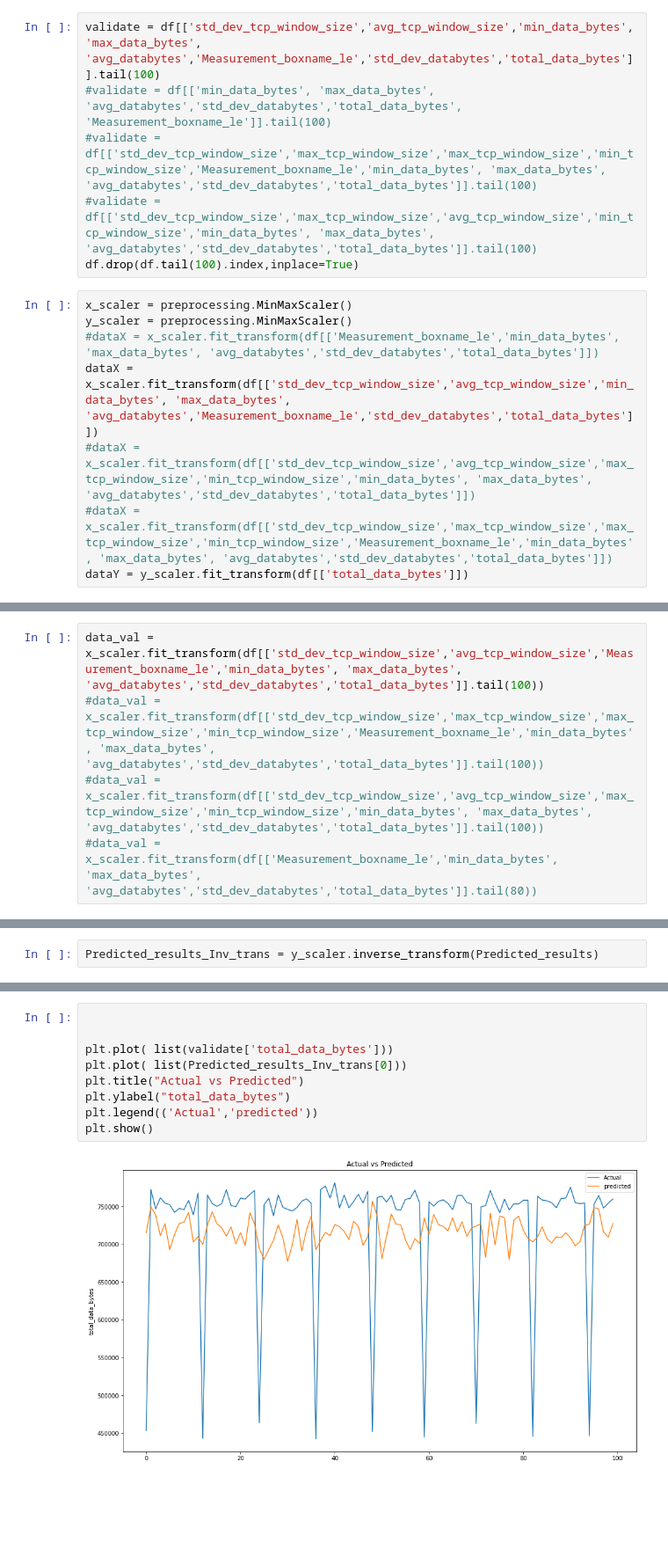
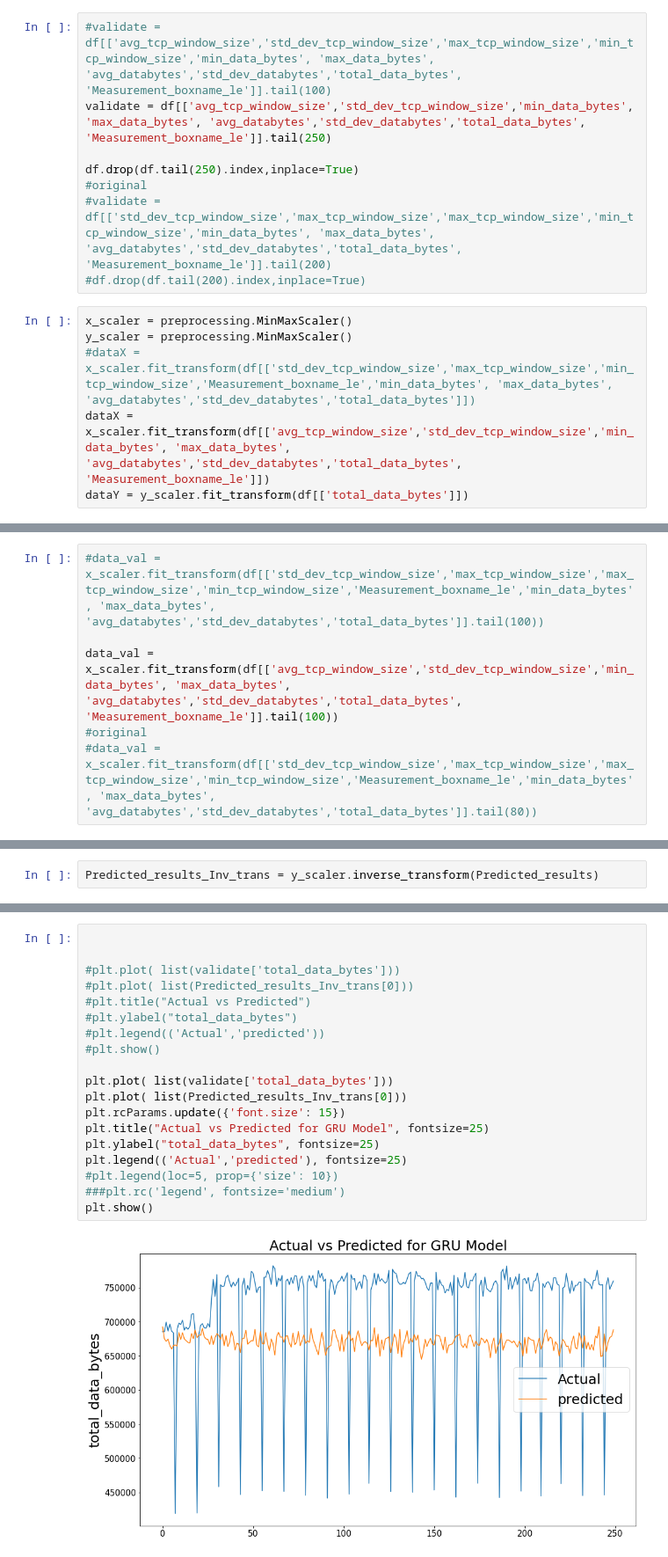
Before and after one commit to ahmadrathore/Provisioning-SmartX-MicroBox, a Jupyter notebook: 4_GRU_Multivariate_Horizon_Style_FlowData.ipynb, the cells around one changed output, grey strips where cells are left out. Shown: that part at 88% size. Saved outputs shown, nothing was run; the diff lists cells and outputs as text; blank space fills up the shorter version.

```diff
--- a/4_GRU_Multivariate_Horizon_Style_FlowData.ipynb
+++ b/4_GRU_Multivariate_Horizon_Style_FlowData.ipynb
@@ -65,17 +64,17 @@ def custom_ts_multi_data_prep(dataset, target, start, end, window, horizon):
         y.append(target[indicey])
     return np.array(X), np.array(y)
 # %%
-validate = df[['std_dev_tcp_window_size','avg_tcp_window_size','min_data_bytes', 'max_data_bytes', 'avg_databytes','Measurement_boxname_le','std_dev_databytes','total_data_bytes']].tail(100)
-#validate = df[['min_data_bytes', 'max_data_bytes', 'avg_databytes','std_dev_databytes','total_data_bytes', 'Measurement_boxname_le']].tail(100)
-#validate = df[['std_dev_tcp_window_size','max_tcp_window_size','max_tcp_window_size','min_tcp_window_size','Measurement_boxname_le','min_data_bytes', 'max_data_bytes', 'avg_databytes','std_dev_databytes','total_data_bytes']].tail(100)
-#validate = df[['std_dev_tcp_window_size','max_tcp_window_size','avg_tcp_window_size','min_tcp_window_size','min_data_bytes', 'max_data_bytes', 'avg_databytes','std_dev_databytes','total_data_bytes']].tail(100)
-df.drop(df.tail(100).index,inplace=True)
+#validate = df[['avg_tcp_window_size','std_dev_tcp_window_size','max_tcp_window_size','min_tcp_window_size','min_data_bytes', 'max_data_bytes', 'avg_databytes','std_dev_databytes','total_data_bytes', 'Measurement_boxname_le']].tail(100)
+validate = df[['avg_tcp_window_size','std_dev_tcp_window_size','min_data_bytes', 'max_data_bytes', 'avg_databytes','std_dev_databytes','total_data_bytes', 'Measurement_boxname_le']].tail(250)
+
+df.drop(df.tail(250).index,inplace=True)
+#original
+#validate = df[['std_dev_tcp_window_size','max_tcp_window_size','max_tcp_window_size','min_tcp_window_size','min_data_bytes', 'max_data_bytes', 'avg_databytes','std_dev_databytes','total_data_bytes', 'Measurement_boxname_le']].tail(200)
+#df.drop(df.tail(200).index,inplace=True)
 # %%
 x_scaler = preprocessing.MinMaxScaler()
 y_scaler = preprocessing.MinMaxScaler()
-#dataX = x_scaler.fit_transform(df[['Measurement_boxname_le','min_data_bytes', 'max_data_bytes', 'avg_databytes','std_dev_databytes','total_data_bytes']])
-dataX = x_scaler.fit_transform(df[['std_dev_tcp_window_size','avg_tcp_window_size','min_data_bytes', 'max_data_bytes', 'avg_databytes','Measurement_boxname_le','std_dev_databytes','total_data_bytes']])
-#dataX = x_scaler.fit_transform(df[['std_dev_tcp_window_size','avg_tcp_window_size','max_tcp_window_size','min_tcp_window_size','min_data_bytes', 'max_data_bytes', 'avg_databytes','std_dev_databytes','total_data_bytes']])
-#dataX = x_scaler.fit_transform(df[['std_dev_tcp_window_size','max_tcp_window_size','max_tcp_window_size','min_tcp_window_size','Measurement_boxname_le','min_data_bytes', 'max_data_bytes', 'avg_databytes','std_dev_databytes','total_data_bytes']])
+#dataX = x_scaler.fit_transform(df[['std_dev_tcp_window_size','max_tcp_window_size','min_tcp_window_size','Measurement_boxname_le','min_data_bytes', 'max_data_bytes', 'avg_databytes','std_dev_databytes','total_data_bytes']])
+dataX = x_scaler.fit_transform(df[['avg_tcp_window_size','std_dev_tcp_window_size','min_data_bytes', 'max_data_bytes', 'avg_databytes','std_dev_databytes','total_data_bytes', 'Measurement_boxname_le']])
 dataY = y_scaler.fit_transform(df[['total_data_bytes']])
 # %%
@@ -191,8 +196,9 @@ plt.show()
 # %%
-data_val = x_scaler.fit_transform(df[['std_dev_tcp_window_size','avg_tcp_window_size','Measurement_boxname_le','min_data_bytes', 'max_data_bytes', 'avg_databytes','std_dev_databytes','total_data_bytes']].tail(100))
 #data_val = x_scaler.fit_transform(df[['std_dev_tcp_window_size','max_tcp_window_size','max_tcp_window_size','min_tcp_window_size','Measurement_boxname_le','min_data_bytes', 'max_data_bytes', 'avg_databytes','std_dev_databytes','total_data_bytes']].tail(100))
-#data_val = x_scaler.fit_transform(df[['std_dev_tcp_window_size','avg_tcp_window_size','max_tcp_window_size','min_tcp_window_size','min_data_bytes', 'max_data_bytes', 'avg_databytes','std_dev_databytes','total_data_bytes']].tail(100))
-#data_val = x_scaler.fit_transform(df[['Measurement_boxname_le','min_data_bytes', 'max_data_bytes', 'avg_databytes','std_dev_databytes','total_data_bytes']].tail(80))
+
+data_val = x_scaler.fit_transform(df[['avg_tcp_window_size','std_dev_tcp_window_size','min_data_bytes', 'max_data_bytes', 'avg_databytes','std_dev_databytes','total_data_bytes', 'Measurement_boxname_le']].tail(100))
+#original
+#data_val = x_scaler.fit_transform(df[['std_dev_tcp_window_size','max_tcp_window_size','max_tcp_window_size','min_tcp_window_size','Measurement_boxname_le','min_data_bytes', 'max_data_bytes', 'avg_databytes','std_dev_databytes','total_data_bytes']].tail(80))
 # %%
 val_rescaled = data_val.reshape(1, data_val.shape[0], data_val.shape[1])
 # %%
@@ -267,11 +272,21 @@ R2 is : -0.05010007381988335
 # %%
 
 
+#plt.plot( list(validate['total_data_bytes']))
+#plt.plot( list(Predicted_results_Inv_trans[0]))
+#plt.title("Actual vs Predicted")
+#plt.ylabel("total_data_bytes")
+#plt.legend(('Actual','predicted'))
+#plt.show()
+
 plt.plot( list(validate['total_data_bytes']))
 plt.plot( list(Predicted_results_Inv_trans[0]))
-plt.title("Actual vs Predicted")
-plt.ylabel("total_data_bytes")
-plt.legend(('Actual','predicted'))
+plt.rcParams.update({'font.size': 15})
+plt.title("Actual vs Predicted for GRU Model", fontsize=25)
+plt.ylabel("total_data_bytes", fontsize=25)
+plt.legend(('Actual','predicted'), fontsize=25)
+#plt.legend(loc=5, prop={'size': 10})
+###plt.rc('legend', fontsize='medium')
 plt.show()
 # %% [output]
-[figure, old version]
+[figure, new version]
```
Also changed, not shown: parts of 12 cells of this notebook.
